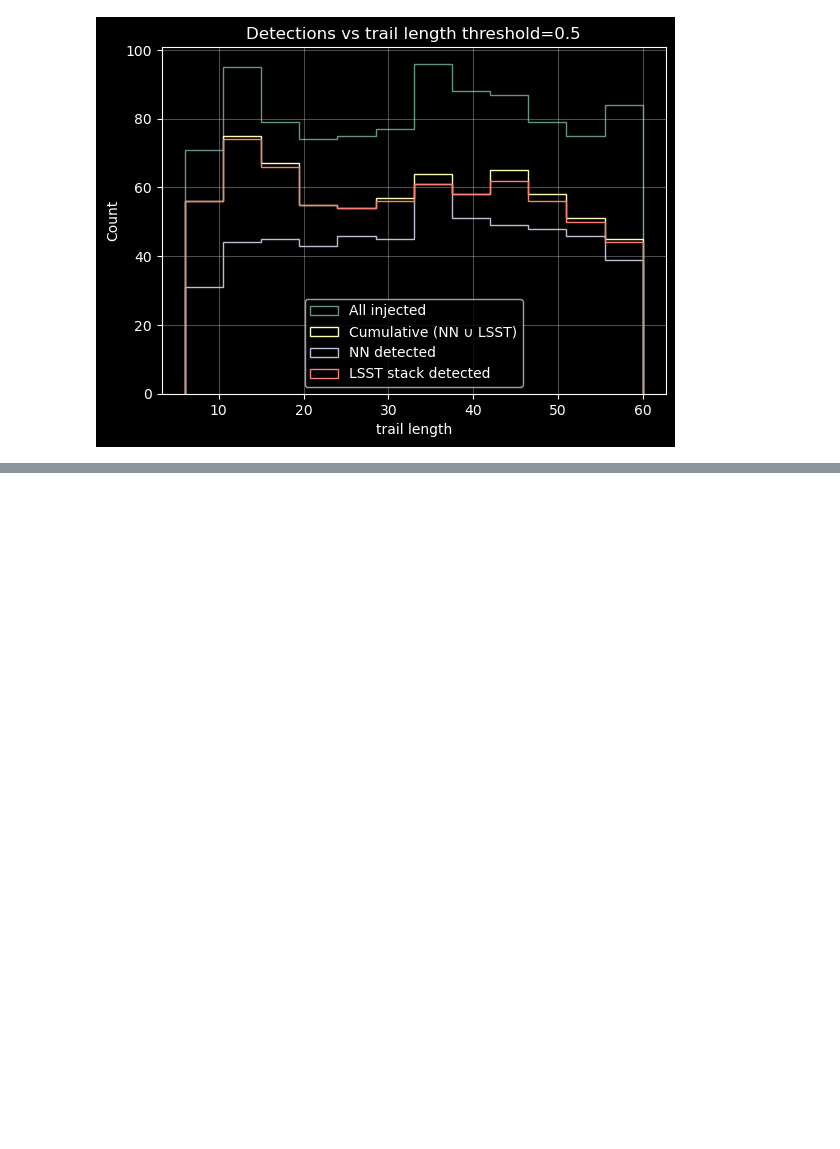
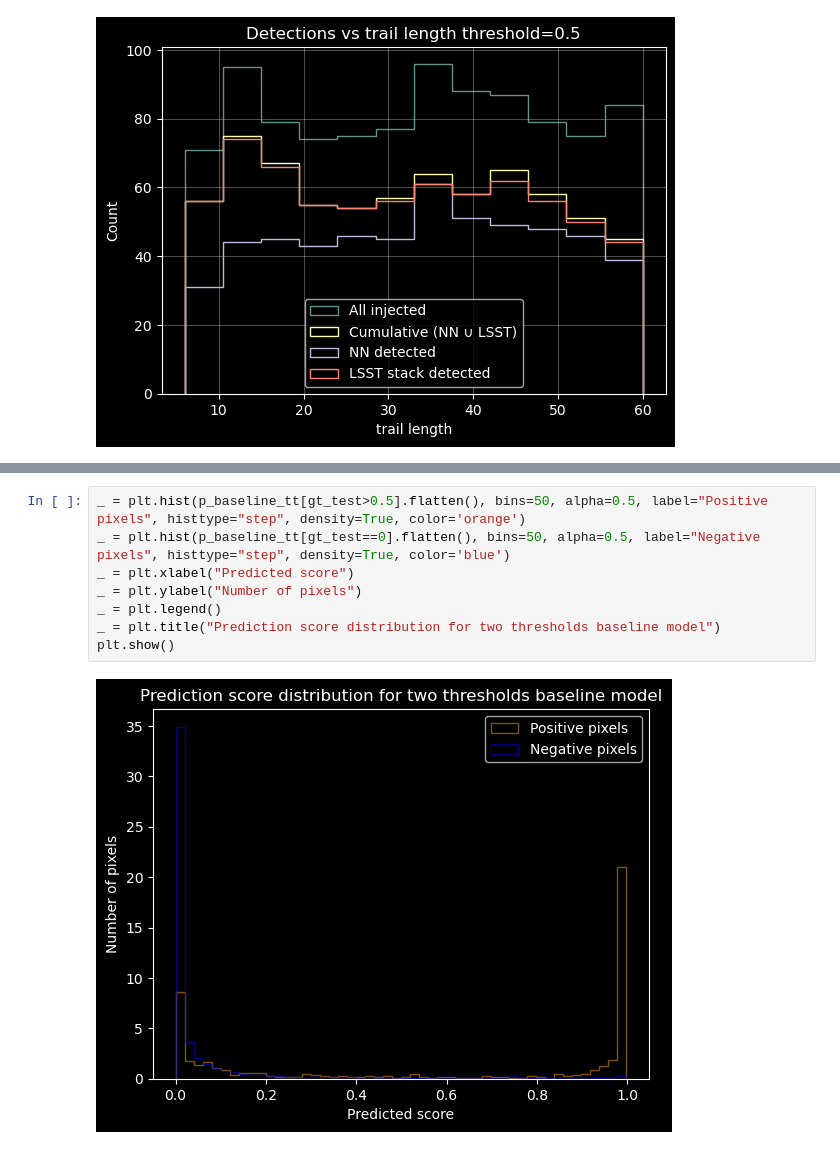
Before and after one commit to dirac-institute/Asteroid_detection_CNN, a Jupyter notebook: experiments/Evaluation.ipynb, the cells around one changed output, grey strips where cells are left out. Drawn from its saved outputs; the diff is of its cells as text; blank space fills up the shorter version.

```diff
--- a/experiments/Evaluation.ipynb
+++ b/experiments/Evaluation.ipynb
@@ -309,0 +333,10 @@ Actual Positive                 447                 533
+# %%
+_ = plt.hist(p_baseline_tt[gt_test>0.5].flatten(), bins=50, alpha=0.5, label="Positive pixels", histtype="step", density=True, color='orange')
+_ = plt.hist(p_baseline_tt[gt_test==0].flatten(), bins=50, alpha=0.5, label="Negative pixels", histtype="step", density=True, color='blue')
+_ = plt.xlabel("Predicted score")
+_ = plt.ylabel("Number of pixels")
+_ = plt.legend()
+_ = plt.title("Prediction score distribution for two thresholds baseline model")
+plt.show()
+# %% [output]
+[figure, added]
```
Also changed, not shown: parts of 4 cells of this notebook, 1 other file.
